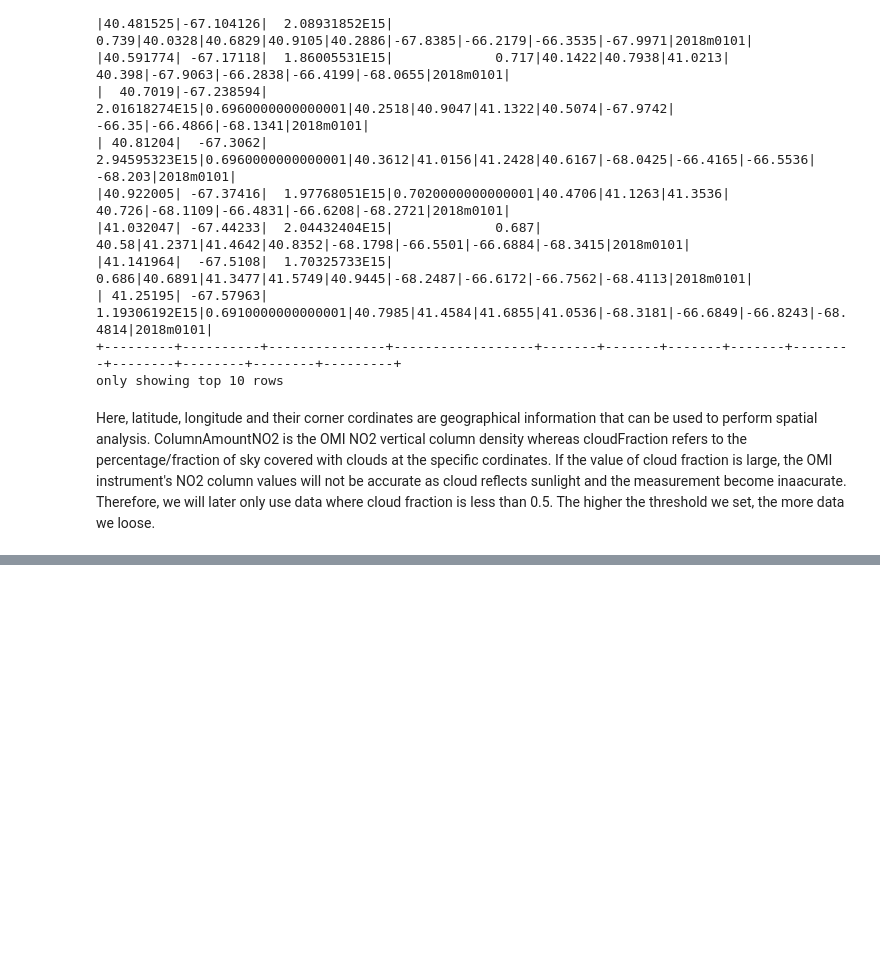
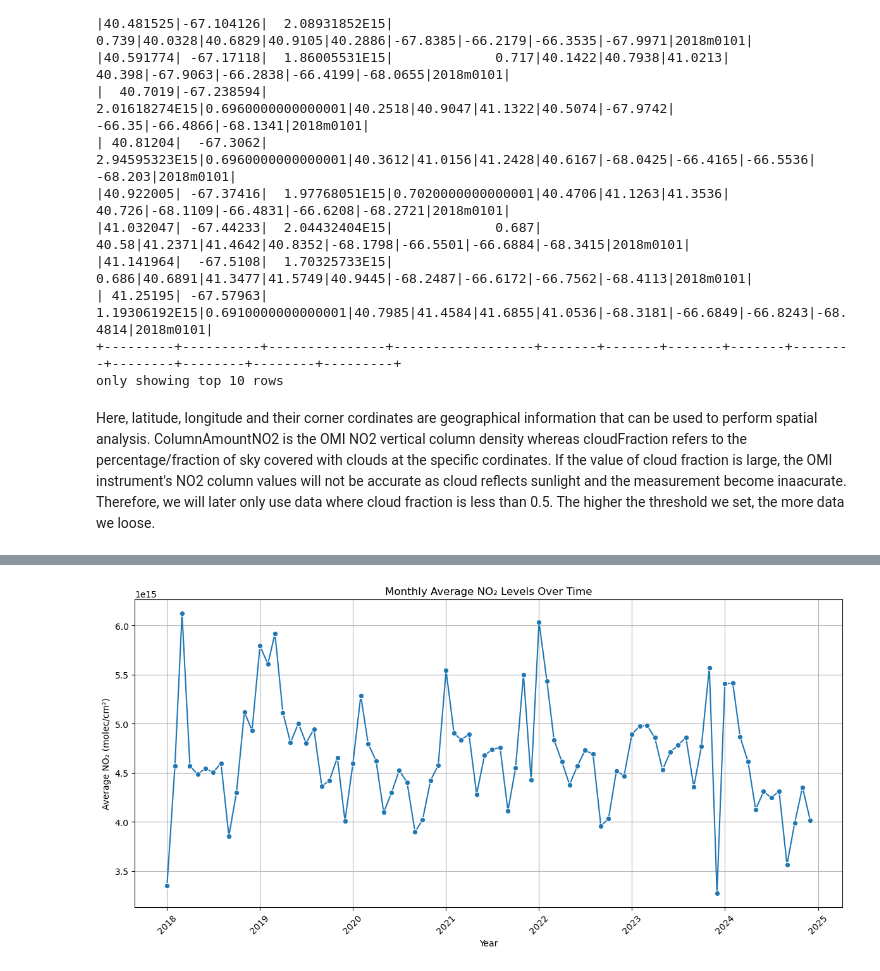
Before and after one commit to SujanNeupane42/NO2-vs-Traffic-Analysis-using-PySpark-and-GeoPandas, a Jupyter notebook: main_notebook.ipynb, the cells around one changed output, grey strips where cells are left out. Drawn from its saved outputs; the diff is of its cells as text; code cells hidden in the pictures; blank space fills up the shorter version.

```diff
--- a/main_notebook.ipynb
+++ b/main_notebook.ipynb
@@ -453,0 +545,7 @@ Here, latitude, longitude and their corner cordinates are geographical informati
+# %%
+from pyspark.sql.functions import year, month, dayofmonth, date_format
+
+df = df.withColumn("year", year("date")) \
+       .withColumn("month", month("date")) \
+       .withColumn("day", dayofmonth("date")) \
+       .withColumn("dayname", date_format("date", "EEEE"))
@@ -453,0 +570,3 @@ Here, latitude, longitude and their corner cordinates are geographical informati
+# %%
+df = df.withColumn("year_month", date_format("date", "yyyy-MM"))
+df.show(10)
@@ -453,0 +589,7 @@ Here, latitude, longitude and their corner cordinates are geographical informati
+# %%
+from pyspark.sql.functions import avg
+
+monthly_avg_df = df.groupBy("year_month").agg(avg("ColumnAmountNO2").alias("avg_NO2"))
+# %%
+monthly_avg_df = monthly_avg_df.toPandas()
+monthly_avg_df
@@ -453,0 +610,21 @@ Here, latitude, longitude and their corner cordinates are geographical informati
+# %%
+import seaborn as sns
+import matplotlib.dates as mdates
+
+# Convert year_month to datetime for better handling
+monthly_avg_df["year_month"] = pd.to_datetime(monthly_avg_df["year_month"])
+
+# Create the plot
+plt.figure(figsize=(12, 6))
+sns.lineplot(data=monthly_avg_df, x="year_month", y="avg_NO2", marker="o")
+plt.xticks(rotation=45)
+plt.gca().xaxis.set_major_locator(mdates.YearLocator())  # Show ticks for each year
+plt.gca().xaxis.set_major_formatter(mdates.DateFormatter('%Y'))  # Format as YYYY
+plt.title("Monthly Average NO₂ Levels Over Time")
+plt.xlabel("Year")
+plt.ylabel("Average NO₂ (molec/cm²)")
+plt.grid(True)
+plt.tight_layout()
+plt.show()
+# %% [output]
+[figure, added]
```
Also changed, not shown: parts of 28 cells of this notebook.
